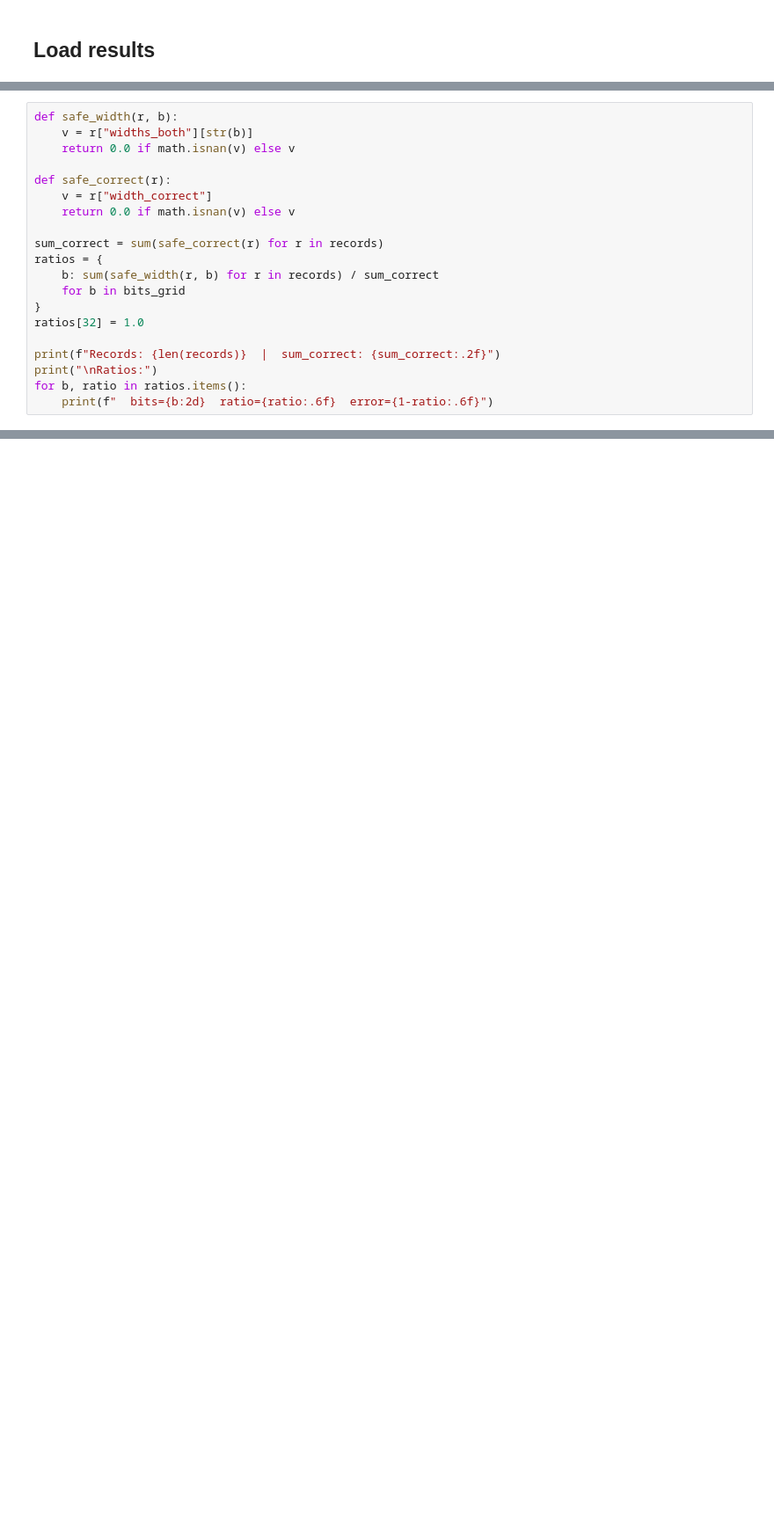
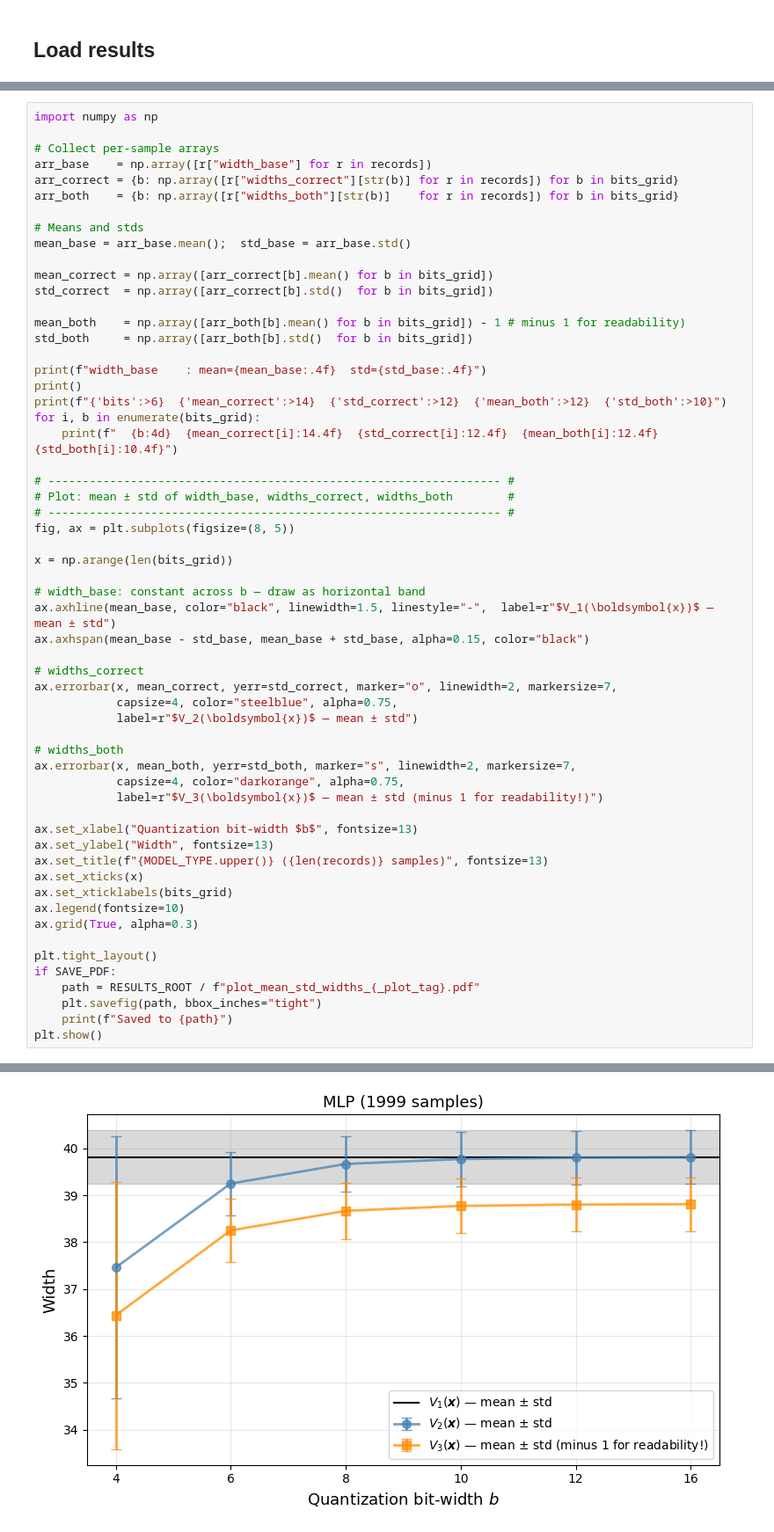
Before and after one commit to JeremCab/ErrorVolumePolytopes, a Jupyter notebook: notebooks/plot_volumes.ipynb, the cells around one changed output, grey strips where cells are left out. Shown at 88% size. Cells and saved outputs as stored; diff of their text form; blank space fills up the shorter version.

Commit message:
Get last CNN augmented results. Rename notebook for original volume results

```diff
--- a/notebooks/plot_volumes.ipynb
+++ b/notebooks/plot_volumes.ipynb
@@ -99,20 +91,0 @@ Any remaining NaN (e.g. empty polytope not fixed) is treated as 0.
-# %%
-def safe_width(r, b):
-    v = r["widths_both"][str(b)]
-    return 0.0 if math.isnan(v) else v
-
-def safe_correct(r):
-    v = r["width_correct"]
-    return 0.0 if math.isnan(v) else v
-
-sum_correct = sum(safe_correct(r) for r in records)
-ratios = {
-    b: sum(safe_width(r, b) for r in records) / sum_correct
-    for b in bits_grid
-}
-ratios[32] = 1.0
-
-print(f"Records: {len(records)}  |  sum_correct: {sum_correct:.2f}")
-print("\nRatios:")
-for b, ratio in ratios.items():
-    print(f"  bits={b:2d}  ratio={ratio:.6f}  error={1-ratio:.6f}")
@@ -237,0 +269,59 @@ Saved to /Users/jeremiecabessa/Desktop/ROOT/Articles/Conference_Papers/2025_With
+# %%
+import numpy as np
+
+# Collect per-sample arrays
+arr_base    = np.array([r["width_base"] for r in records])
+arr_correct = {b: np.array([r["widths_correct"][str(b)] for r in records]) for b in bits_grid}
+arr_both    = {b: np.array([r["widths_both"][str(b)]    for r in records]) for b in bits_grid}
+
+# Means and stds
+mean_base = arr_base.mean();  std_base = arr_base.std()
+
+mean_correct = np.array([arr_correct[b].mean() for b in bits_grid])
+std_correct  = np.array([arr_correct[b].std()  for b in bits_grid])
+
+mean_both    = np.array([arr_both[b].mean() for b in bits_grid]) - 1 # minus 1 for readability)
+std_both     = np.array([arr_both[b].std()  for b in bits_grid])
+
+print(f"width_base    : mean={mean_base:.4f}  std={std_base:.4f}")
+print()
+print(f"{'bits':>6}  {'mean_correct':>14}  {'std_correct':>12}  {'mean_both':>12}  {'std_both':>10}")
+for i, b in enumerate(bits_grid):
+    print(f"  {b:4d}  {mean_correct[i]:14.4f}  {std_correct[i]:12.4f}  {mean_both[i]:12.4f}  {std_both[i]:10.4f}")
+
+# ------------------------------------------------------------------ #
+# Plot: mean ± std of width_base, widths_correct, widths_both        #
+# ------------------------------------------------------------------ #
+fig, ax = plt.subplots(figsize=(8, 5))
+
+x = np.arange(len(bits_grid))
+
+# width_base: constant across b — draw as horizontal band
+ax.axhline(mean_base, color="black", linewidth=1.5, linestyle="-",  label=r"$V_1(\boldsymbol{x})$ — mean ± std")
+ax.axhspan(mean_base - std_base, mean_base + std_base, alpha=0.15, color="black")
+
+# widths_correct
+ax.errorbar(x, mean_correct, yerr=std_correct, marker="o", linewidth=2, markersize=7,
+            capsize=4, color="steelblue", alpha=0.75,
+            label=r"$V_2(\boldsymbol{x})$ — mean ± std")
+
+# widths_both
+ax.errorbar(x, mean_both, yerr=std_both, marker="s", linewidth=2, markersize=7,
+            capsize=4, color="darkorange", alpha=0.75,
+            label=r"$V_3(\boldsymbol{x})$ — mean ± std (minus 1 for readability!)")
+
+ax.set_xlabel("Quantization bit-width $b$", fontsize=13)
+ax.set_ylabel("Width", fontsize=13)
+ax.set_title(f"{MODEL_TYPE.upper()} ({len(records)} samples)", fontsize=13)
+ax.set_xticks(x)
+ax.set_xticklabels(bits_grid)
+ax.legend(fontsize=10)
+ax.grid(True, alpha=0.3)
+
+plt.tight_layout()
+if SAVE_PDF:
+    path = RESULTS_ROOT / f"plot_mean_std_widths_{_plot_tag}.pdf"
+    plt.savefig(path, bbox_inches="tight")
+    print(f"Saved to {path}")
+plt.show()
+# %% [output]
@@ -237,0 +338 @@ Saved to /Users/jeremiecabessa/Desktop/ROOT/Articles/Conference_Papers/2025_With
+[figure, added]
```
Also changed, not shown: parts of 25 cells of this notebook, 1 other file.
